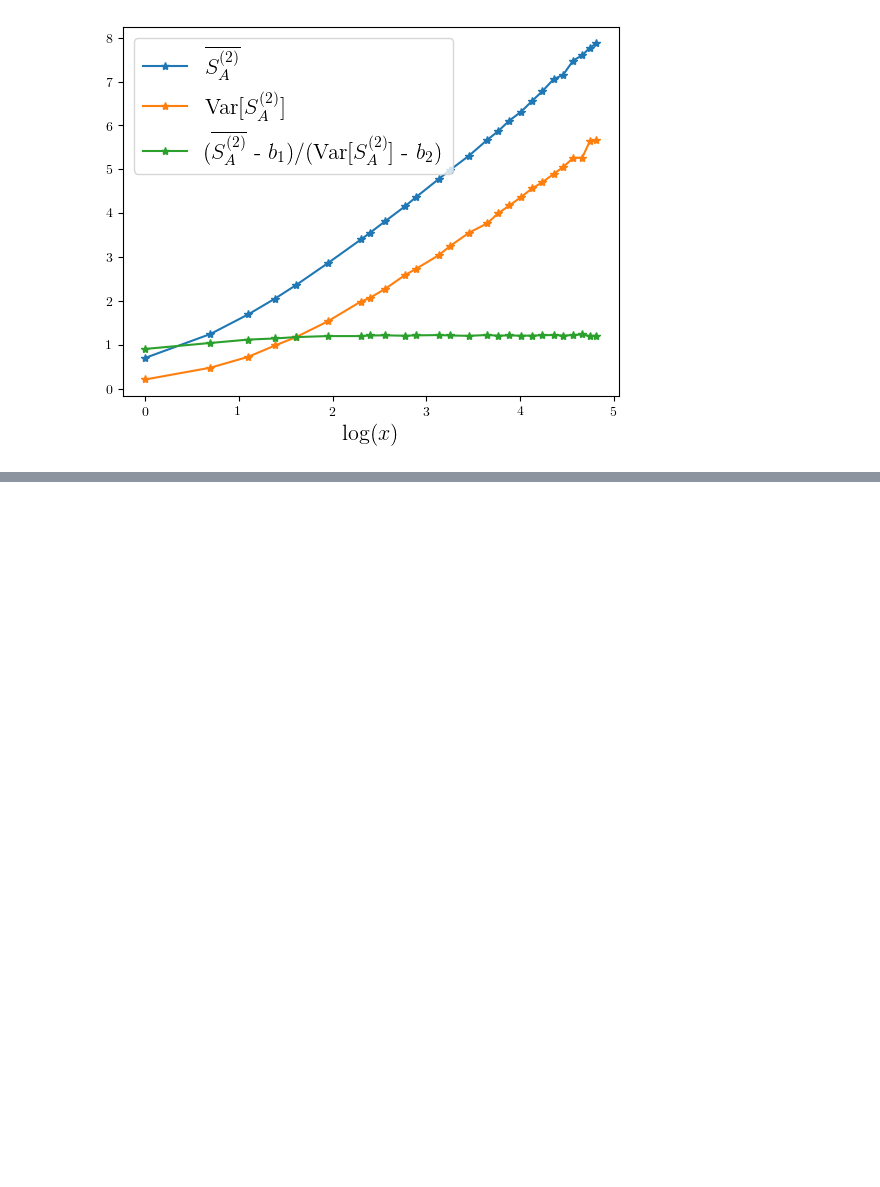
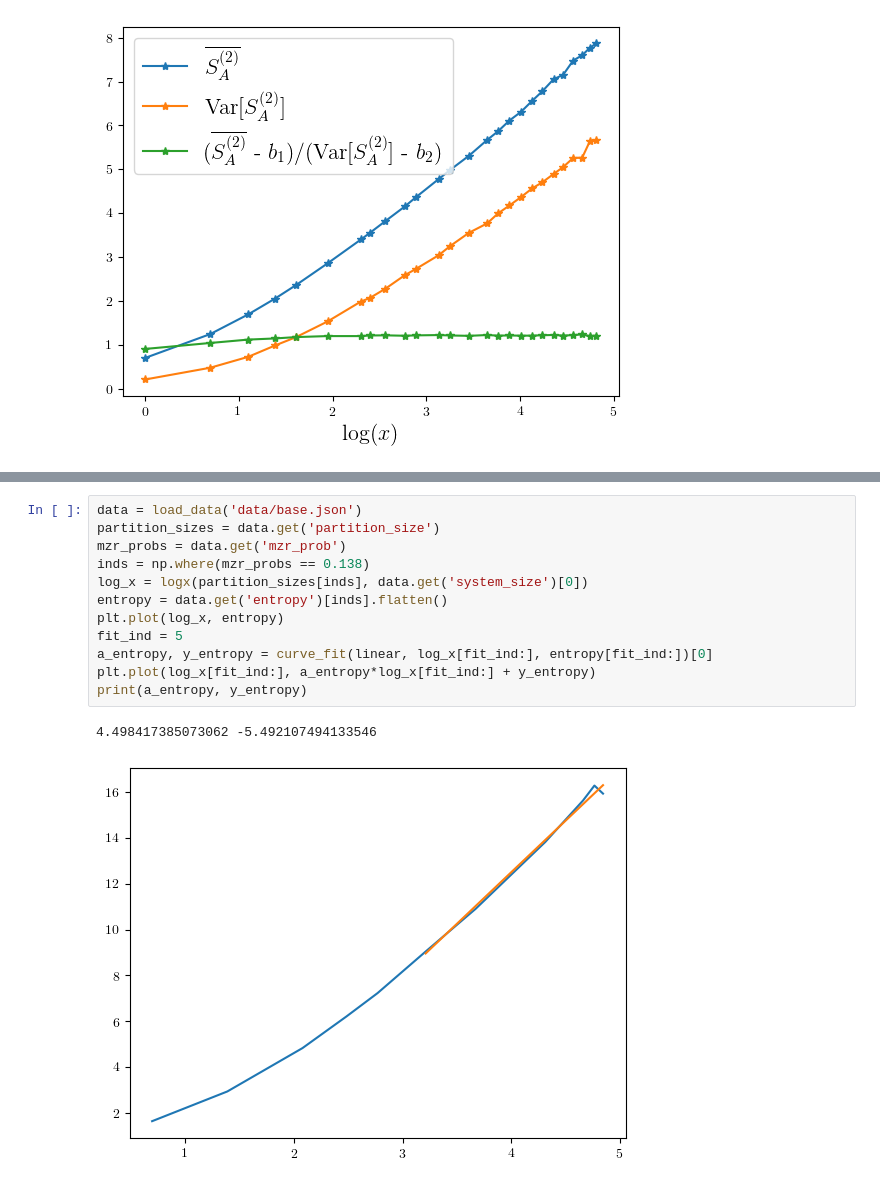
Before and after one commit to eliotheinrich/QuCircuit, a Jupyter notebook: plot_entropy.ipynb, the cells around one changed output, grey strips where cells are left out. Drawn from its saved outputs; the diff is of its cells as text; blank space fills up the shorter version.

```diff
--- a/plot_entropy.ipynb
+++ b/plot_entropy.ipynb
@@ -507,0 +501,15 @@ CXCZ Circuit:
+# %%
+data = load_data('data/base.json')
+partition_sizes = data.get('partition_size')
+mzr_probs = data.get('mzr_prob')
+inds = np.where(mzr_probs == 0.138)
+log_x = logx(partition_sizes[inds], data.get('system_size')[0])
+entropy = data.get('entropy')[inds].flatten()
+plt.plot(log_x, entropy)
+fit_ind = 5
+a_entropy, y_entropy = curve_fit(linear, log_x[fit_ind:], entropy[fit_ind:])[0]
+plt.plot(log_x[fit_ind:], a_entropy*log_x[fit_ind:] + y_entropy)
+print(a_entropy, y_entropy)
+# %% [output]
+4.498417385073062 -5.492107494133546
+[figure, added]
```
Also changed, not shown: parts of 2 cells of this notebook.
